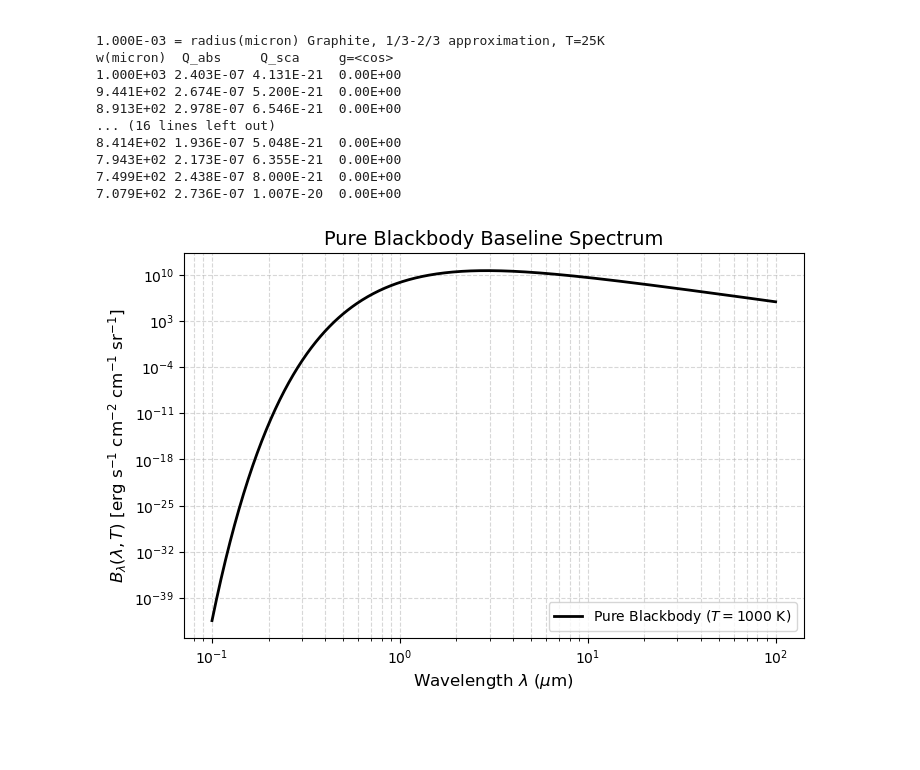
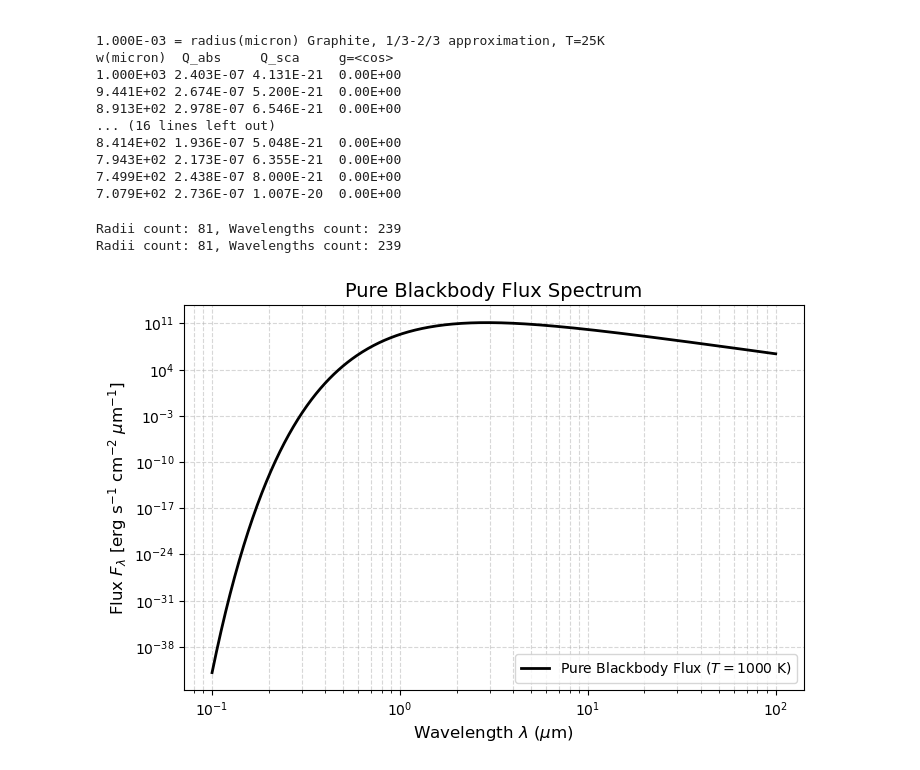
Before and after one commit to tlasecamichelle/Dust, a Jupyter notebook: BBdust.ipynb, the cells around one changed output. Saved outputs shown, nothing was run; the diff lists cells and outputs as text; code cells hidden in the pictures; blank space fills up the shorter version.

```diff
--- a/BBdust.ipynb
+++ b/BBdust.ipynb
@@ -76,24 +76,24 @@ def parse_bruce_data(filepath):
 
 
 
-    with gzip.open(filepath, 'rt') as f:
+    with gzip.open(filepath, 'rt') as f: #reads and opens file
 
-        lines = f.readlines()
+        lines = f.readlines() #reads every line and stores
 
-    radii_list = []
+    radii_list = [] #empty list to store grain radius size for each data block
 
-    wavelengths = None
+    wavelengths = None #placeholder, will be wavelength grid array from blocks
 
-    Q_abs_matrix = []
+    Q_abs_matrix = [] #creates list holding absoprtion efficiency values Qabs
 
-    Q_sca_matrix = []
+    Q_sca_matrix = [] #create list to hold scat efficiency values Qsca
 
 
-    i=0
+    i=0 #index at 1st line of file
 
-    while i< len(lines):
+    while i< len(lines): #while loop, read every line through file
 
-        line = lines[i].strip()
+        line = lines[i].strip() #grabs line and cleans away useless characters
 
 
         #checking if new radius block
@@ -104,34 +104,32 @@ def parse_bruce_data(filepath):
 
             current_radius = float(parts[0]) #grabbing first piece of list, converting to number(grain size)
 
-            radii_list.append(current_radius)
+            radii_list.append(current_radius) #adds grain radius to list
 
 
             #skip past the column headers
-
             i +=4
 
 
             block_waves= [] #create empty list for specific grain size
 
-            blocks_qabs = [] #Q abs absorption coefficiency to calc mass absorp coeff kappanu
+            blocks_qabs = [] #Q abs absorption coefficiency to calc mass absorp coeff kappanu, for specific grain size
 
-            blocks_qsca = [] # Q sca scattering efficiency
+            blocks_qsca = [] # Q sca scattering efficiency, for THIS grain block
 
 
             #read rows until hit end of text
 
-            while i< len(lines):
+            while i< len(lines): #sub-loop to read rows inside current block
 
-                cols = lines[i].split()
+                cols = lines[i].split() #split data into list of cols
 
                 #if line doesn't have at least 4 numerical col, already hit next block
-
                 if len(cols)<4:
 
                     break
 
-                try:
+                try: #sub-loop safety to convert col to floats (number), can probs ignore this was a suggested add by ai
 
                     w = float(cols[0])
 
@@ -154,49 +152,57 @@ def parse_bruce_data(filepath):
 
 
 
-#save wavenelength grid once for every radius block
+#save waveelength grid once for every radius block, storing and returning
 
-            if wavelengths is None:
+            if wavelengths is None: #every grain size block uses same wavelength grid, get the array once and move on
 
                 wavelengths = np.array(block_waves)
 
 
-            Q_abs_matrix.append(blocks_qabs)
+            Q_abs_matrix.append(blocks_qabs) #append completed list of Qabs for this grain size into matrix
 
-            Q_sca_matrix.append(blocks_qsca)
+            Q_sca_matrix.append(blocks_qsca) #same as above, but for Qsca
 
 
         else:
 
-            i +=1
+            i +=1 #if a line isnt a radius block, increments by a step and moves on
 
-    return wavelengths, np.array(radii_list), np.array(Q_abs_matrix), np.array(Q_sca_matrix)
+    return wavelengths, np.array(radii_list), np.array(Q_abs_matrix), np.array(Q_sca_matrix) #once scan file, extract numpy arrays for 4 outputs
 
 
+wavelengths_sil, radii_sil, Q_abs_sil, Q_sca_sil = parse_bruce_data('Sil_81.gz')
 
-    wavelengths, radii, Q_abs, Q_sca = parse_bruce_data('Sil_81.gz')
+print(f"Radii count: {len(radii)}, Wavelengths count: {len(wavelengths)}")
 
-    print(f"Radii count: {len(radii)}, Wavelengths count: {len(wavelengths)}")
+wavelengths_gra, radii_gra, Q_abs_gra, Q_sca_gra = parse_bruce_data('Gra_81.gz')
+
+print(f"Radii count: {len(radii)}, Wavelengths count: {len(wavelengths)}")
+# %% [output]
+Radii count: 81, Wavelengths count: 239
+Radii count: 81, Wavelengths count: 239
 # %%
 #setting up BB spectrum without dust
 
 micron = np.logspace (-1, 2, 500) #wavelength grid from 0.1 to 10 micron
 
 temperature = 1000 #choosing 1000 K
 
 intensity = planck_wavelength(micron, temperature)
 
+flux_surface = np.pi *intensity #converting intensity to flux unit
+
 #plot
 plt.figure(figsize=(8, 5))
-plt.plot(micron, intensity, color='black', lw=2, label=f'Pure Blackbody ($T = {temperature}$ K)')
+plt.plot(micron, flux_surface, color='black', lw=2, label=f'Pure Blackbody Flux ($T = {temperature}$ K)')
 
 plt.xscale('log')
 plt.yscale('log')
 plt.xlabel(r'Wavelength $\lambda$ ($\mu$m)', fontsize=12)
-plt.ylabel(r'$B_\lambda(\lambda, T)$ [erg s$^{-1}$ cm$^{-2}$ cm$^{-1}$ sr$^{-1}$]', fontsize=12)
-plt.title('Pure Blackbody Baseline Spectrum', fontsize=14)
+plt.ylabel(r'Flux $F_\lambda$ [erg s$^{-1}$ cm$^{-2}$ $\mu$m$^{-1}$]', fontsize=12)
+plt.title('Pure Blackbody Flux Spectrum', fontsize=14)
 plt.legend()
 plt.grid(True, which="both", ls="--", alpha=0.5)
 plt.show()
 # %% [output]
-[figure, old version]
+[figure, new version]
```
Also changed, not shown: parts of 2 cells of this notebook.
